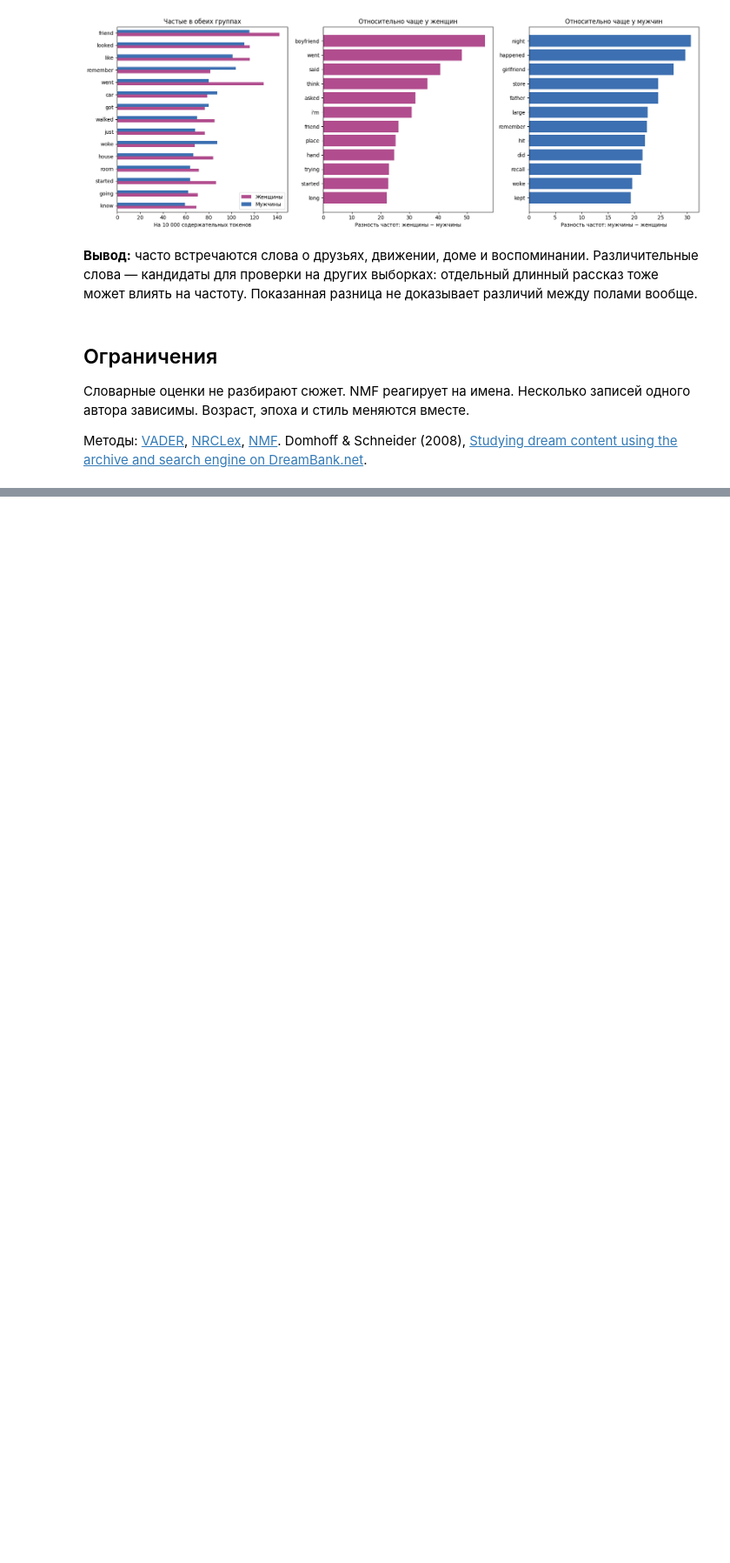
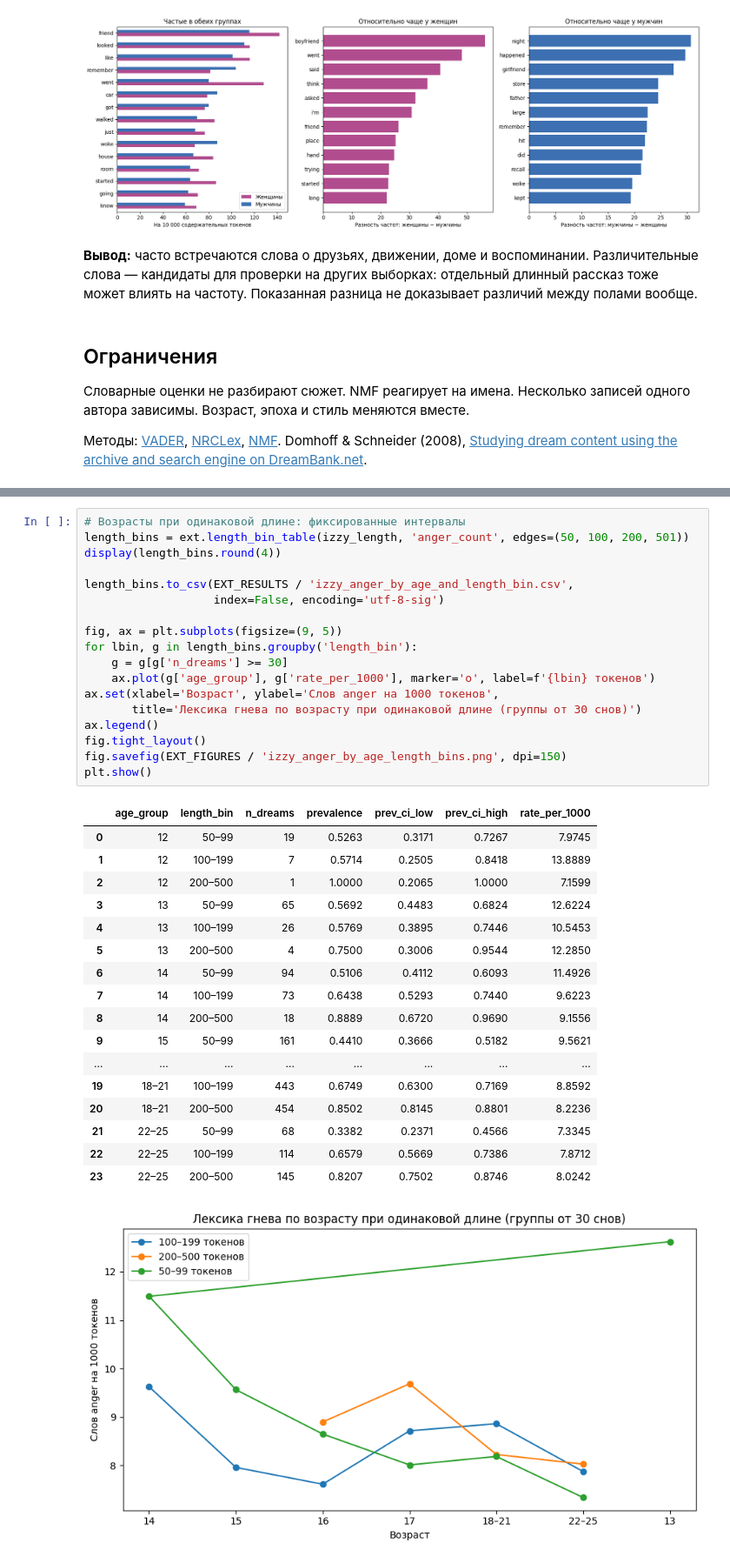
Before and after one commit to vorogurcov/dreambank-analysis, a Jupyter notebook: DreamPoly.ipynb, the cells around one changed output, grey strips where cells are left out. Shown at 87% size. Drawn from its saved outputs; the diff is of its cells as text; blank space fills up the shorter version.

```diff
--- a/DreamPoly.ipynb
+++ b/DreamPoly.ipynb
@@ -465,0 +807,37 @@ display(Markdown('**Вывод:** часто встречаются слова
+# %%
+# Возрасты при одинаковой длине: фиксированные интервалы
+length_bins = ext.length_bin_table(izzy_length, 'anger_count', edges=(50, 100, 200, 501))
+display(length_bins.round(4))
+
+length_bins.to_csv(EXT_RESULTS / 'izzy_anger_by_age_and_length_bin.csv',
+                   index=False, encoding='utf-8-sig')
+
+fig, ax = plt.subplots(figsize=(9, 5))
+for lbin, g in length_bins.groupby('length_bin'):
+    g = g[g['n_dreams'] >= 30]
+    ax.plot(g['age_group'], g['rate_per_1000'], marker='o', label=f'{lbin} токенов')
+ax.set(xlabel='Возраст', ylabel='Слов anger на 1000 токенов',
+       title='Лексика гнева по возрасту при одинаковой длине (группы от 30 снов)')
+ax.legend()
+fig.tight_layout()
+fig.savefig(EXT_FIGURES / 'izzy_anger_by_age_length_bins.png', dpi=150)
+plt.show()
+# %% [output]
+|  | age_group | length_bin | n_dreams | prevalence | prev_ci_low | prev_ci_high | rate_per_1000 |
+| 0 | 12 | 50–99 | 19 | 0.5263 | 0.3171 | 0.7267 | 7.9745 |
+| 1 | 12 | 100–199 | 7 | 0.5714 | 0.2505 | 0.8418 | 13.8889 |
+| 2 | 12 | 200–500 | 1 | 1.0000 | 0.2065 | 1.0000 | 7.1599 |
+| 3 | 13 | 50–99 | 65 | 0.5692 | 0.4483 | 0.6824 | 12.6224 |
+| 4 | 13 | 100–199 | 26 | 0.5769 | 0.3895 | 0.7446 | 10.5453 |
+| 5 | 13 | 200–500 | 4 | 0.7500 | 0.3006 | 0.9544 | 12.2850 |
+| 6 | 14 | 50–99 | 94 | 0.5106 | 0.4112 | 0.6093 | 11.4926 |
+| 7 | 14 | 100–199 | 73 | 0.6438 | 0.5293 | 0.7440 | 9.6223 |
+| 8 | 14 | 200–500 | 18 | 0.8889 | 0.6720 | 0.9690 | 9.1556 |
+| 9 | 15 | 50–99 | 161 | 0.4410 | 0.3666 | 0.5182 | 9.5621 |
+| ... | ... | ... | ... | ... | ... | ... | ... |
+| 19 | 18–21 | 100–199 | 443 | 0.6749 | 0.6300 | 0.7169 | 8.8592 |
+| 20 | 18–21 | 200–500 | 454 | 0.8502 | 0.8145 | 0.8801 | 8.2236 |
+| 21 | 22–25 | 50–99 | 68 | 0.3382 | 0.2371 | 0.4566 | 7.3345 |
+| 22 | 22–25 | 100–199 | 114 | 0.6579 | 0.5669 | 0.7386 | 7.8712 |
+| 23 | 22–25 | 200–500 | 145 | 0.8207 | 0.7502 | 0.8746 | 8.0242 |
+[figure, added]
```
Also changed, not shown: parts of 42 cells of this notebook, 1 other file.
